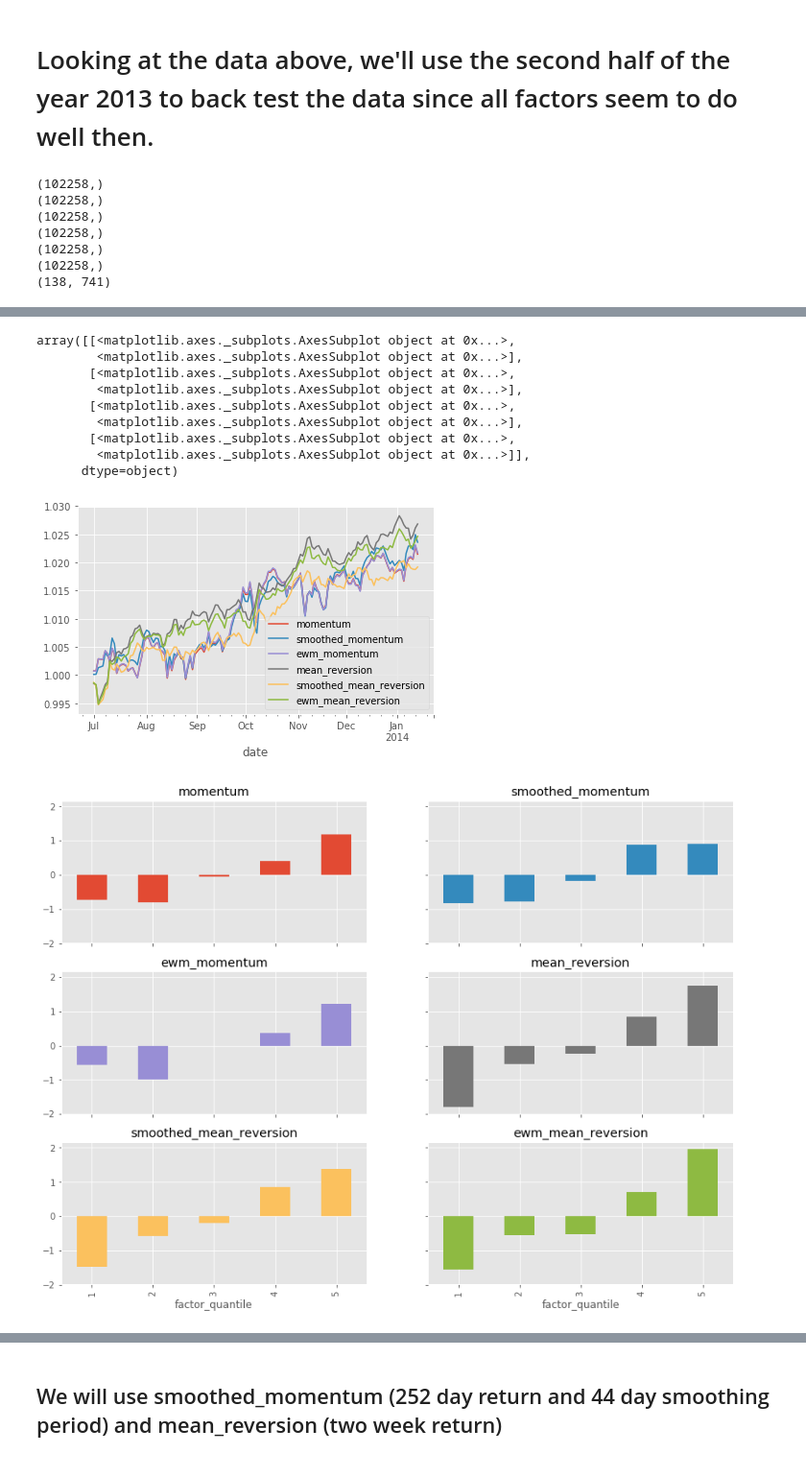
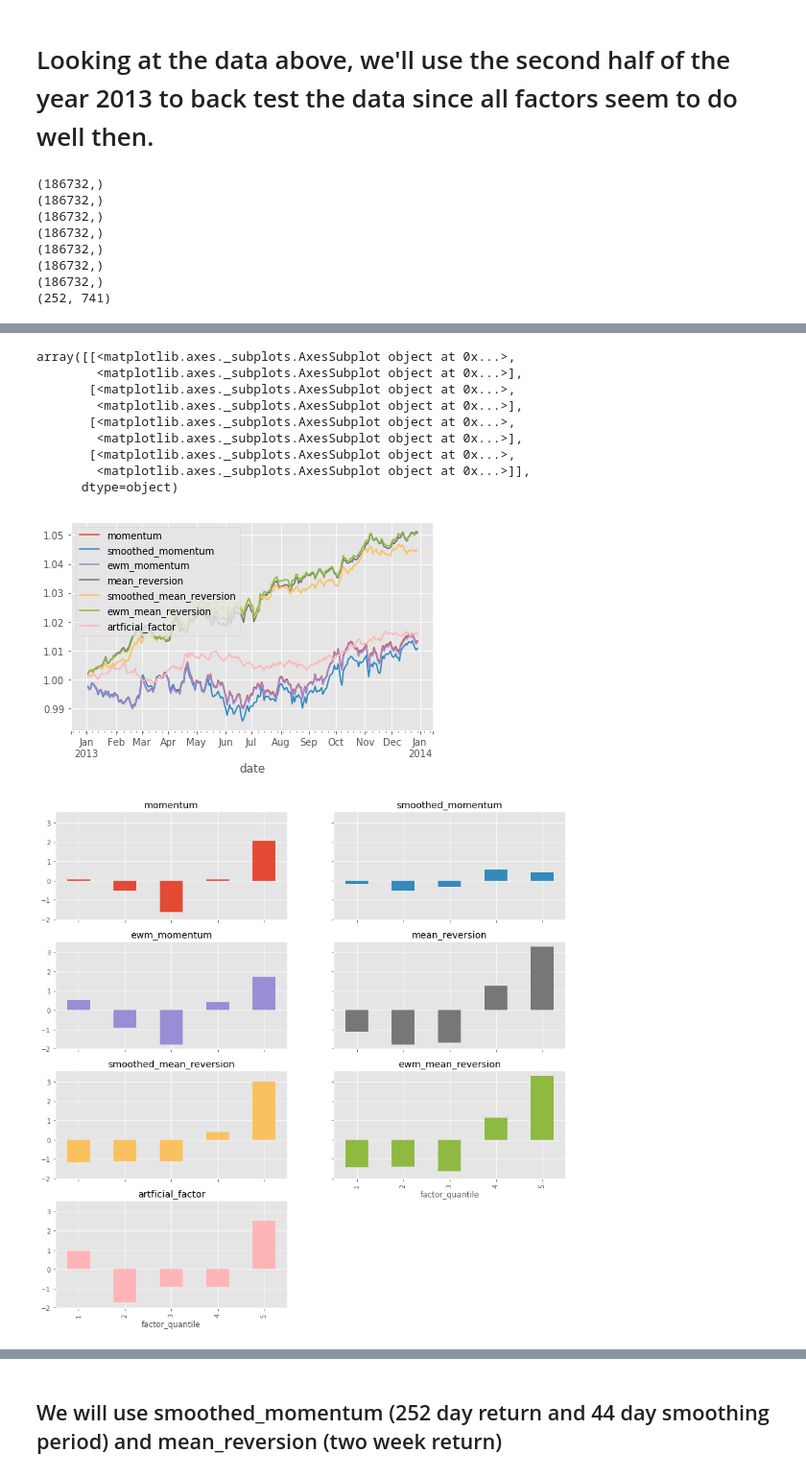
Before and after one commit to rwuebker/backtesting, a Jupyter notebook: scipy_optimize/scipy_optimizer.ipynb, the cells around one changed output, grey strips where cells are left out. Shown at 96% size. Cells and saved outputs as stored; diff of their text form; code cells hidden in the pictures.

Commit message:
adds artificial factor

```diff
--- a/scipy_optimize/scipy_optimizer.ipynb
+++ b/scipy_optimize/scipy_optimizer.ipynb
@@ -124,0 +155,6 @@ p.tail()
+# %%
+artificial_factor = create_artificial_factor(first_window=10, second_window=100, prices=p, sector_data=sector_data)
+print(artificial_factor.shape)
+print(artificial_factor.index[0])
+print(artificial_factor.index[-1])
+artificial_factor.head()
@@ -283,7 +331,7 @@ ewm_momentum.head()
 | 2012-01-11 | -0.532579 | -1.462258 | -0.270961 | 1.649128 | -0.859602 | 1.522990 | 1.093189 | 0.369068 | -1.205311 | 1.032457 | ... | ... |
 5 rows × 741 columns
 # %%
-index = smoothed_momentum.index.intersection(smoothed_mean_reversion.index)
+index = artificial_factor.index.intersection(smoothed_momentum.index.intersection(smoothed_mean_reversion.index))
 m = momentum.loc[index,:].stack()
 print(m.shape)
 sm = smoothed_momentum.loc[index,:].stack()
@@ -296,6 +344,8 @@ ewmmr = ewm_mean_reversion.loc[index, :].stack()
 print(ewmmr.shape)
 ewmm = ewm_momentum.loc[index, :].stack()
 print(ewmm.shape)
+af = artificial_factor.loc[index, :].stack()
+print(af.shape)
 adj_p = p.loc[index,:].copy()
 print(adj_p.shape)
 # %% [output]
@@ -314,6 +365,7 @@ factor_data['ewm_momentum'] = al.utils.get_clean_factor_and_forward_returns(ewmm
 factor_data['mean_reversion'] = al.utils.get_clean_factor_and_forward_returns(mr, adj_p, periods=[1])
 factor_data['smoothed_mean_reversion'] = al.utils.get_clean_factor_and_forward_returns(smr, adj_p, periods=[1])
 factor_data['ewm_mean_reversion'] = al.utils.get_clean_factor_and_forward_returns(ewmmr, adj_p, periods=[1])
+factor_data['artificial_factor'] = al.utils.get_clean_factor_and_forward_returns(af, adj_p, periods=[1])
 # %% [output]
 Dropped 0.1% entries from factor data: 0.1% in forward returns computation and 0.0% in binning phase (set max_loss=0 to see potentially suppressed Exceptions).
 max_loss is 35.0%, not exceeded: OK!
@@ -406,4 +459,5 @@ index = smoothed_momentum.index.intersection(smoothed_mean_reversion.loc['2013-0
 # %%
+index = artificial_factor.index.intersection(smoothed_momentum.index.intersection(smoothed_mean_reversion.loc['2013-01-01':'2013-12-31'].index))
 m = momentum.loc[index,:].stack()
 print(m.shape)
 sm = smoothed_momentum.loc[index,:].stack()
@@ -412,6 +466,8 @@ mr = mean_reversion.loc[index, :].stack()
 print(mr.shape)
 smr = smoothed_mean_reversion.loc[index, :].stack()
 print(smr.shape)
+af = artificial_factor.loc[index,:].stack()
+print(af.shape)
 
 ewmmr = ewm_mean_reversion.loc[index, :].stack()
 print(ewmmr.shape)
@@ -420,13 +476,14 @@ print(ewmm.shape)
 adj_p = p.loc[index,:].copy()
 print(adj_p.shape)
 # %% [output]
-(102258,)
-(102258,)
-(102258,)
-(102258,)
-(102258,)
-(102258,)
-(138, 741)
+(186732,)
+(186732,)
+(186732,)
+(186732,)
+(186732,)
+(186732,)
+(186732,)
+(252, 741)
 # %%
 factor_data = OrderedDict()
 factor_data['momentum'] = al.utils.get_clean_factor_and_forward_returns(m, adj_p, periods=[1])
@@ -435,7 +492,7 @@ factor_data['ewm_momentum'] = al.utils.get_clean_factor_and_forward_returns(ewmm
 factor_data['mean_reversion'] = al.utils.get_clean_factor_and_forward_returns(mr, adj_p, periods=[1])
 factor_data['smoothed_mean_reversion'] = al.utils.get_clean_factor_and_forward_returns(smr, adj_p, periods=[1])
 factor_data['ewm_mean_reversion'] = al.utils.get_clean_factor_and_forward_returns(ewmmr, adj_p, periods=[1])
-
+factor_data['artficial_factor'] = al.utils.get_clean_factor_and_forward_returns(af, adj_p, periods=[1])
 
 factor_returns_df = pd.DataFrame()
 for key, val in factor_data.items():
@@ -443,6 +500,11 @@ for key, val in factor_data.items():
 
 (1+factor_returns_df).cumprod().plot()
 plt.tight_layout()
+
+qr_factor_returns = pd.DataFrame()
+for key, val in factor_data.items():
+    qr_factor_returns[key] = al.performance.mean_return_by_quantile(val)[0].iloc[:,0]
+
 
 factor_names = factor_data.keys()
 (10000 * qr_factor_returns).plot.bar(
@@ -468,14 +532,14 @@ max_loss is 35.0%, not exceeded: OK!
 array([[<matplotlib.axes._subplots.AxesSubplot object at 0x...>,
         <matplotlib.axes._subplots.AxesSubplot object at 0x...>],
        [<matplotlib.axes._subplots.AxesSubplot object at 0x...>,
         <matplotlib.axes._subplots.AxesSubplot object at 0x...>],
        [<matplotlib.axes._subplots.AxesSubplot object at 0x...>,
         <matplotlib.axes._subplots.AxesSubplot object at 0x...>],
        [<matplotlib.axes._subplots.AxesSubplot object at 0x...>,
         <matplotlib.axes._subplots.AxesSubplot object at 0x...>]],
       dtype=object)
-[figure, old version]
+[figure, new version]
-[figure, old version]
+[figure, new version]
 # %%
 def get_sharpe_ratio(factor_returns, ann_factor):
     sharpe = factor_returns.mean() / (factor_returns.std())
```
Also changed, not shown: parts of 16 cells of this notebook.
